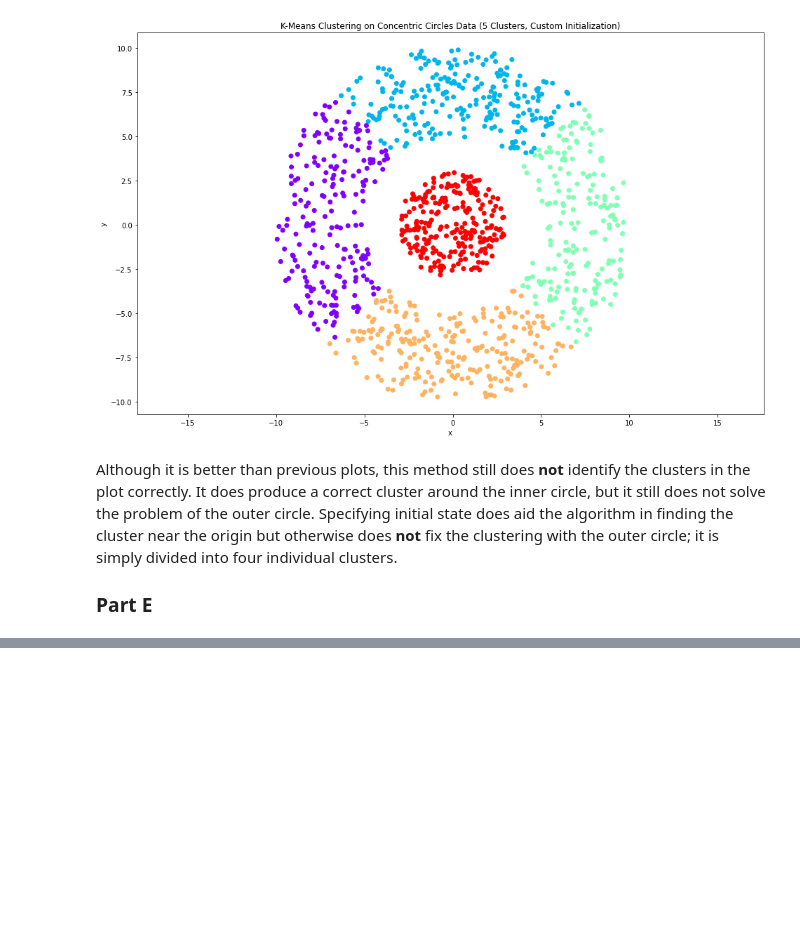
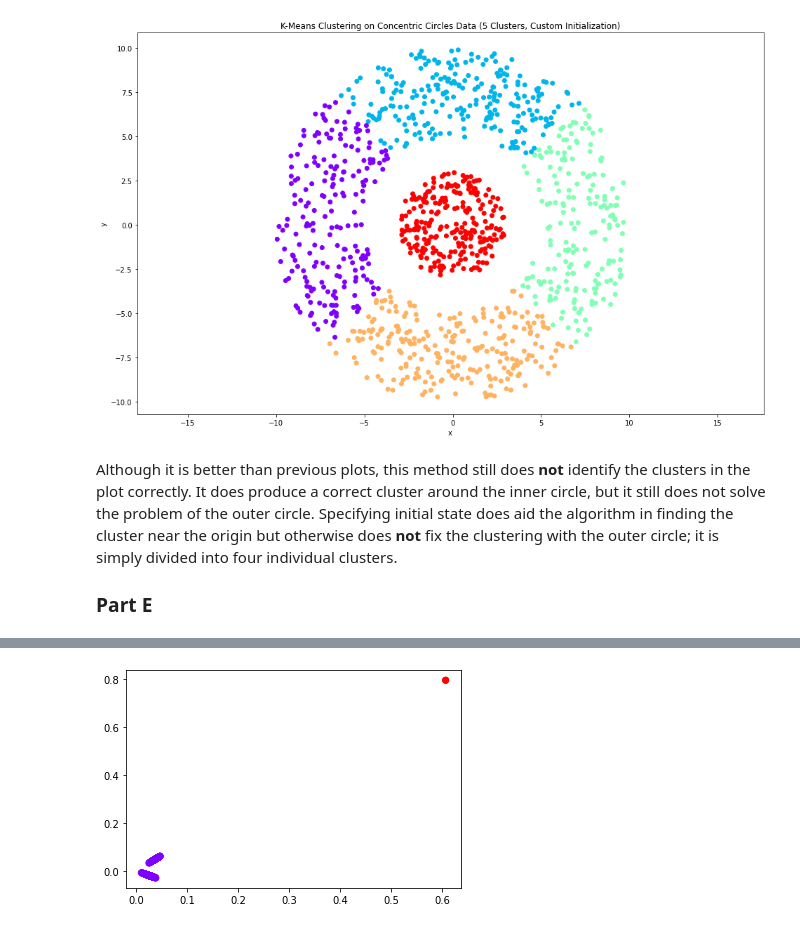
Before and after one commit to rickdgray/Advanced_Predictive_Models, a Jupyter notebook: Homework 10/H10Q1.ipynb, the cells around one changed output, grey strips where cells are left out. Drawn from its saved outputs; the diff is of its cells as text; code cells hidden in the pictures; blank space fills up the shorter version.

Commit message:
cleaned up spectral

```diff
--- a/Homework 10/H10Q1.ipynb
+++ b/Homework 10/H10Q1.ipynb
@@ -136,0 +118,4 @@ gaussian_spectral(x, 2, 1.5)
+# %%
+gaussian_spectral(x, 2, 0.5)
+# %% [output]
+[figure, added]
```
Also changed, not shown: parts of 5 cells of this notebook.
